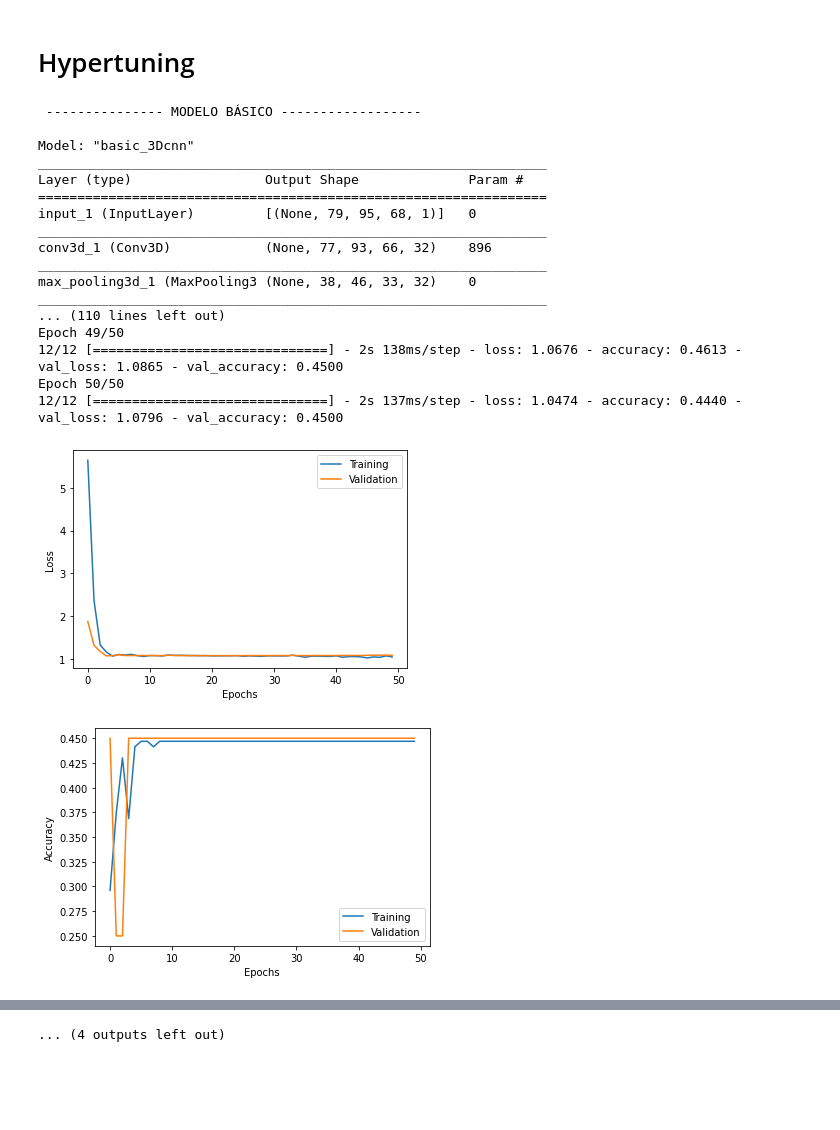
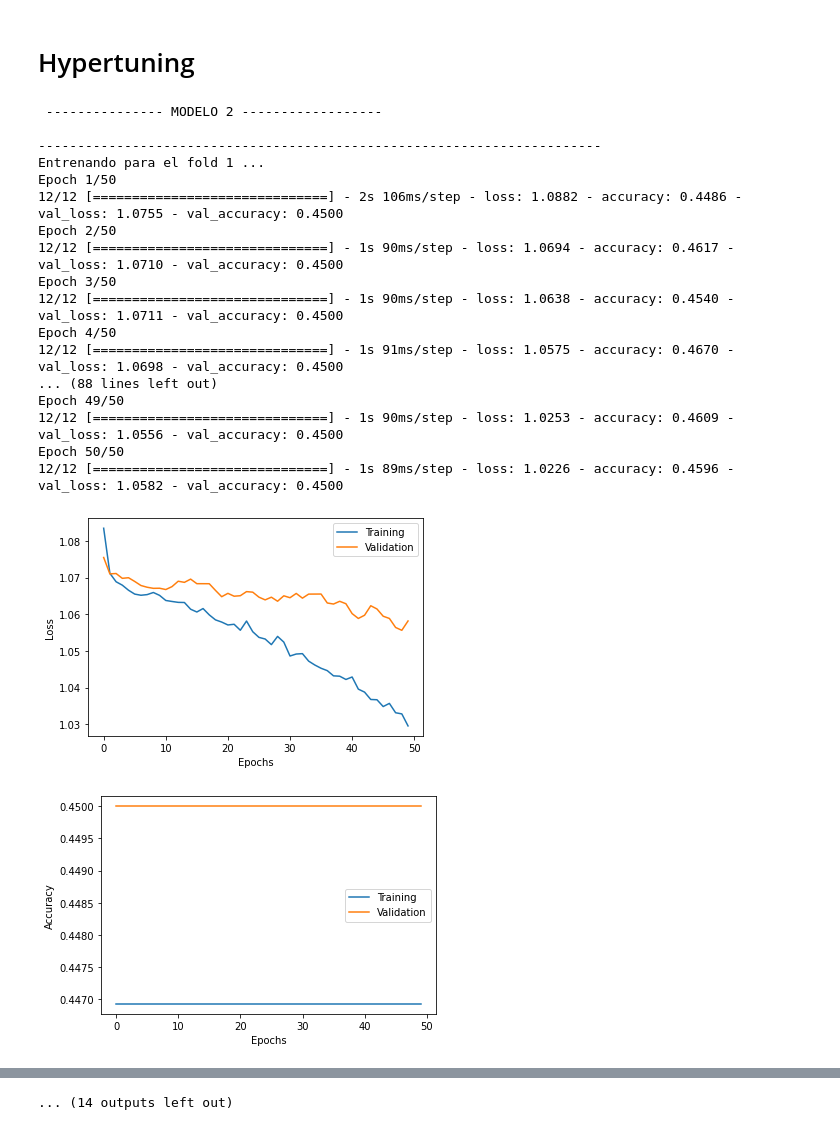
Before and after one commit to Angelvj/Alzheimer-disease-classification, a Jupyter notebook: code/jupyter/main.ipynb, the cells around one changed output, grey strips where cells are left out. Saved outputs shown, nothing was run; the diff lists cells and outputs as text; code cells hidden in the pictures; blank space fills up the shorter version.

```diff
--- a/code/jupyter/main.ipynb
+++ b/code/jupyter/main.ipynb
@@ -40,11 +40,14 @@ from sklearn.preprocessing import StandardScaler
 # %%
 # Load data
 COLAB = True
+preprocessed = True
 
 if COLAB:
   from google.colab import drive
   drive.mount('/content/drive')
   DATA_PATH = '/content/drive/My Drive/Machine learning/data'
+  if preprocessed:
+      DATA_PATH += '/preprocessed'
 
 else:
   DATA_PATH = '../../data'
@@ -424,7 +427,7 @@ no_classes = 3
 
 def get_basic_model(width=79, height=95, depth=68):
     #                   Accuracy                    Loss
-    # With dropout      0.4681578904390335
+    # With dropout      0.4681578904390335          1.0665521562099456
     # No dropout        0.4921052664518356          1.0629290819168091
 
     inputs = k.Input((width, height, depth, 1))
@@ -437,8 +440,7 @@ def get_basic_model(width=79, height=95, depth=68):
 
     x = Flatten()(x)
     x = Dense(units=192, activation="relu")(x)
-
-    x = Dropout(rate=0.2)(x)
+    # x = Dropout(rate=0.5)(x)
 
     outputs = Dense(units=3, activation="softmax")(x)
 
@@ -553,53 +555,57 @@ def get_second_model(width=79, height=95, depth=68):
 
 #     outputs = Dense(units=3, activation="softmax")(x)
 #     x = Dropout(0.5)(x)
 
 #     model = k.Model(inputs, outputs, name="baseline_3Dcnn")
 #     return model
 
 
 # Fit model to data
 # Batch size of 16 as a standard starting point: https://machinelearningmastery.com/gentle-introduction-mini-batch-gradient-descent-configure-batch-size/ ?
 
-print('\n --------------- MODELO BÁSICO ------------------\n')
-model = get_basic_model()
+# print('\n --------------- MODELO BÁSICO ------------------\n')
+# model = get_basic_model()
+# model.summary()
+# results = cross_validate(model, X_train_n, y_train, 10, k.optimizers.Adam(lr=0.0001), 16, 50,
+#                verbose = 1, show_history = True)
+# print(results)
+# keras.backend.clear_session()
+
+print('\n --------------- MODELO 2 ------------------\n')
+model = get_second_model()
 model.summary()
-results = cross_validate(model, X_train_n, y_train, 10, k.optimizers.Adam(lr=0.0001), 16, 50,
+results = cross_validate(model, X_train_n, y_train, 10, k.optimizers.Adam(lr=0.00001), 16, 50,
                verbose = 1, show_history = True)
 print(results)
 keras.backend.clear_session()
 
-# print('\n --------------- MODELO 2 ------------------\n')
-# model = get_model(2)
-# cross_validate(model, X_train_n, y_train, 10, k.optimizers.Adam(lr=0.00001), 4, 40,
-#                verbose = 0, show_history = True)
 
 # print('\n --------------- MODELO 3 ------------------\n')
 # model = get_model(3)
 # model.summary()
 
 # # opt = SGD(lr = 0.001, momentum = 0.9, nesterov = True)
 # results = cross_validate(model, X_train_n, y_train, 5,  k.optimizers.Adam(), 16, 30,
 #                verbose = 1, show_history = False)
 # print(results)
 # keras.backend.clear_session()
 # %% [output]
- --------------- MODELO BÁSICO ------------------
+ --------------- MODELO 2 ------------------
 
-Model: "basic_3Dcnn"
-_________________________________________________________________
-Layer (type)                 Output Shape              Param #
-=================================================================
-input_1 (InputLayer)         [(None, 79, 95, 68, 1)]   0
-_________________________________________________________________
-conv3d_1 (Conv3D)            (None, 77, 93, 66, 32)    896
-_________________________________________________________________
-max_pooling3d_1 (MaxPooling3 (None, 38, 46, 33, 32)    0
-_________________________________________________________________
-... (110 lines left out)
+------------------------------------------------------------------------
+Entrenando para el fold 1 ...
+Epoch 1/50
+12/12 [==============================] - 2s 106ms/step - loss: 1.0882 - accuracy: 0.4486 - val_loss: 1.0755 - val_accuracy: 0.4500
+Epoch 2/50
+12/12 [==============================] - 1s 90ms/step - loss: 1.0694 - accuracy: 0.4617 - val_loss: 1.0710 - val_accuracy: 0.4500
+Epoch 3/50
+12/12 [==============================] - 1s 90ms/step - loss: 1.0638 - accuracy: 0.4540 - val_loss: 1.0711 - val_accuracy: 0.4500
+Epoch 4/50
+12/12 [==============================] - 1s 91ms/step - loss: 1.0575 - accuracy: 0.4670 - val_loss: 1.0698 - val_accuracy: 0.4500
+... (88 lines left out)
 Epoch 49/50
-12/12 [==============================] - 2s 138ms/step - loss: 1.0676 - accuracy: 0.4613 - val_loss: 1.0865 - val_accuracy: 0.4500
+12/12 [==============================] - 1s 90ms/step - loss: 1.0253 - accuracy: 0.4609 - val_loss: 1.0556 - val_accuracy: 0.4500
 Epoch 50/50
-12/12 [==============================] - 2s 137ms/step - loss: 1.0474 - accuracy: 0.4440 - val_loss: 1.0796 - val_accuracy: 0.4500
+12/12 [==============================] - 1s 89ms/step - loss: 1.0226 - accuracy: 0.4596 - val_loss: 1.0582 - val_accuracy: 0.4500
-[figure, old version]
+[figure, new version]
-[figure, old version]
+[figure, new version]
@@ -663 +669 @@ Epoch 50/50
-... (4 outputs left out)
+... (14 outputs left out)
```
Also changed, not shown: parts of 1 cell of this notebook.
